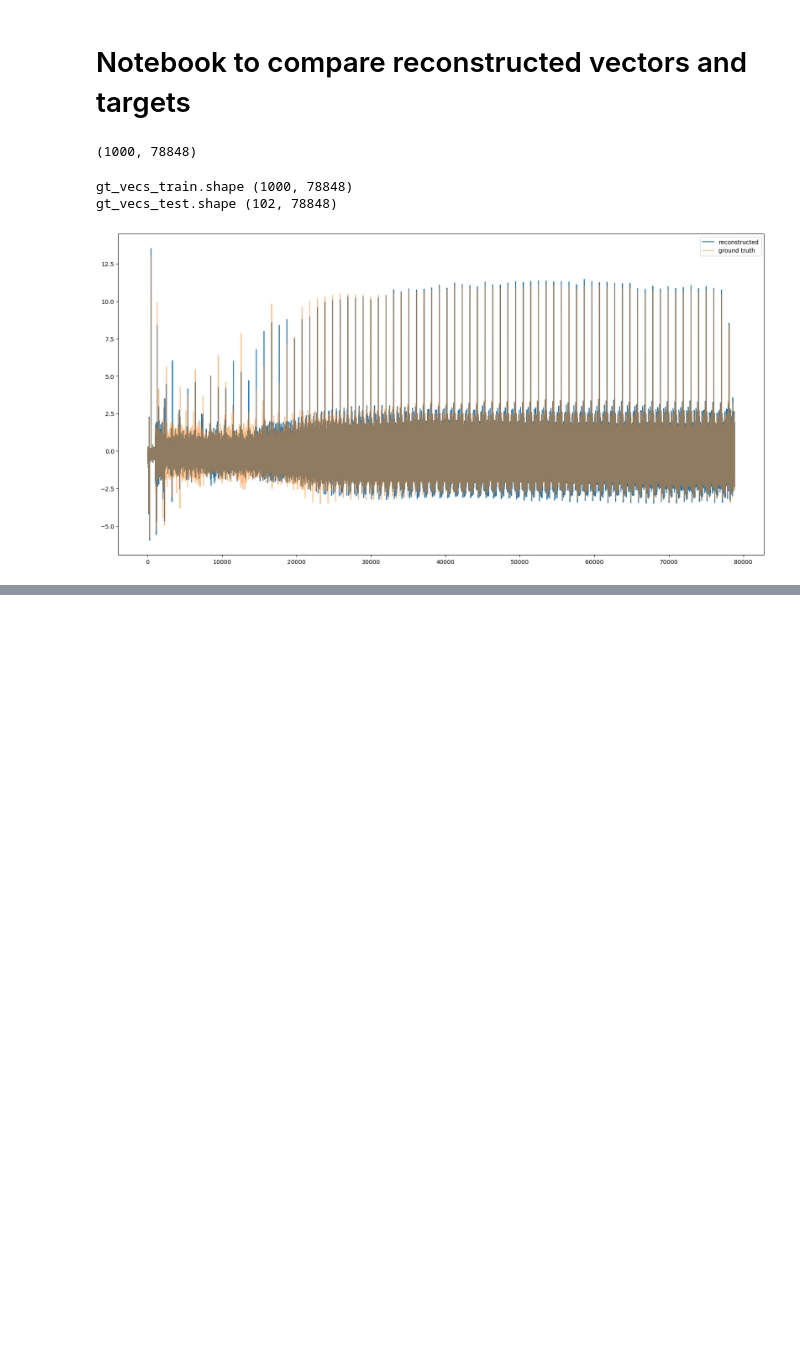
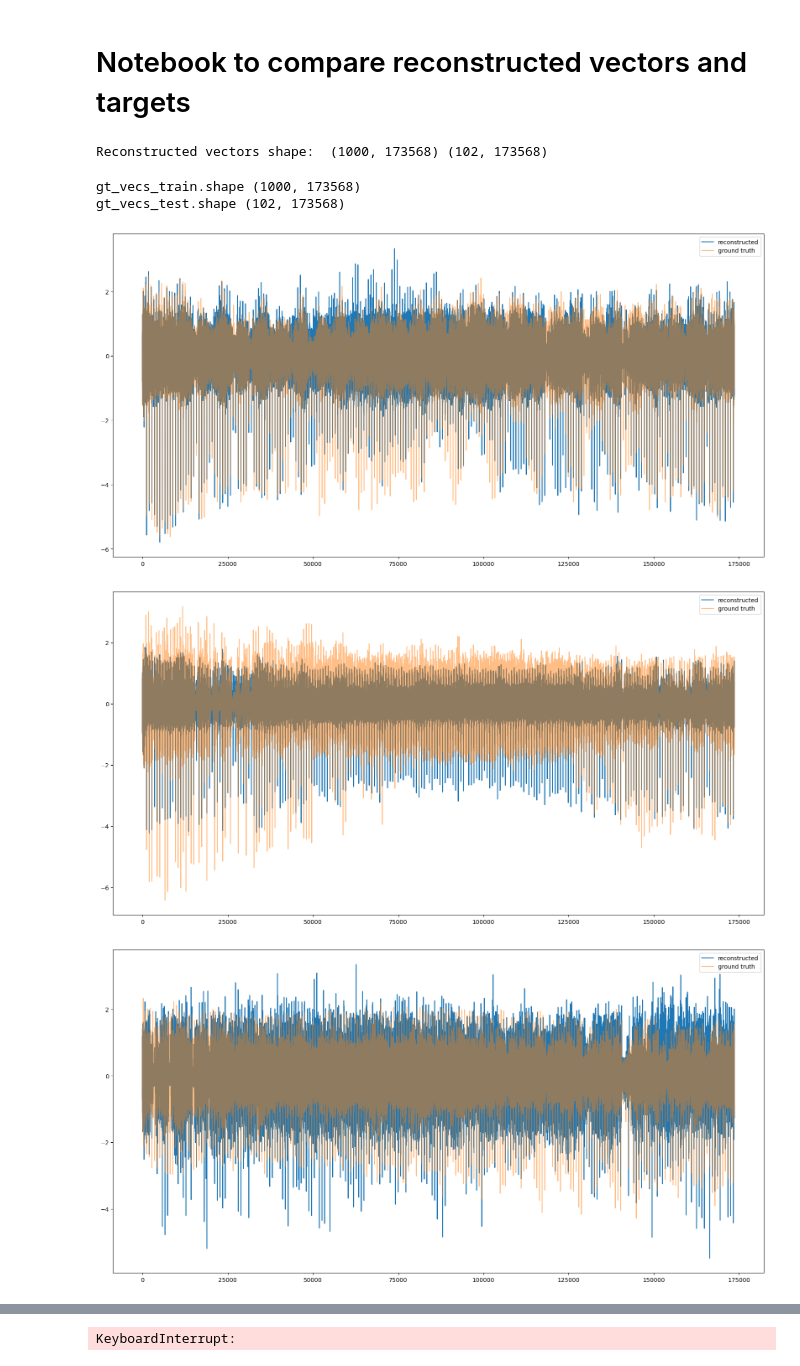
Before and after one commit to cfosco/brain2video, a Jupyter notebook: compare_vectors.ipynb, the cells around one changed output, grey strips where cells are left out. Cells and saved outputs as stored; diff of their text form; code cells hidden in the pictures; blank space fills up the shorter version.

```diff
--- a/compare_vectors.ipynb
+++ b/compare_vectors.ipynb
@@ -8,18 +8,18 @@ import os
 # %%
 # Load reconstructed vectors
 
-recons_vecs_path = "./estimated_vectors/WB_c_zeroscope/"
+recons_vecs_path = "./estimated_vectors/regressor:mlpwithscheduler_fmritype:betas_rois:WB_sub01_blip/"
 
 recons_vecs_train = np.load(recons_vecs_path + "preds_train.npy")
 recons_vecs_test = np.load(recons_vecs_path + "preds_test.npy")
 
 print("Reconstructed vectors shape: ", recons_vecs_train.shape, recons_vecs_test.shape)
 # %% [output]
-(1000, 78848)
+Reconstructed vectors shape:  (1000, 173568) (102, 173568)
 # %%
 # Load ground truth vectors
 
-gt_vecs_path = "./data/target_vectors/c_zeroscope/"
+gt_vecs_path = "./data/target_vectors/blip/"
 gt_vecs_train = []
 gt_vecs_test = []
 train_range = range(1, 1001)
@@ -35,18 +35,22 @@ gt_vecs_test = np.array(gt_vecs_test)
 print("gt_vecs_train.shape", gt_vecs_train.shape)
 print("gt_vecs_test.shape", gt_vecs_test.shape)
 # %% [output]
-gt_vecs_train.shape (1000, 78848)
-gt_vecs_test.shape (102, 78848)
+gt_vecs_train.shape (1000, 173568)
+gt_vecs_test.shape (102, 173568)
 # %%
 # Compare vectors
 
 def compare_vectors(recons_vecs, gt_vecs, n):
     plt.figure(figsize=(20,10))
     plt.plot(recons_vecs[n], label="reconstructed")
     plt.plot(gt_vecs[n], label="ground truth", alpha=0.5)
     plt.legend()
     plt.show()
 
-compare_vectors(recons_vecs, gt_vecs, 8)
+for i in range(10):
+    compare_vectors(recons_vecs_train, gt_vecs_train, i)
+    compare_vectors(recons_vecs_test, gt_vecs_test, i)
 # %% [output]
-[figure, old version]
+[figure, new version]
+[figure, added]
+[figure, added]
@@ -52,0 +64 @@ compare_vectors(recons_vecs, gt_vecs, 8)
+KeyboardInterrupt:
```
Also changed, not shown: parts of 4 cells of this notebook, 6 other files.
